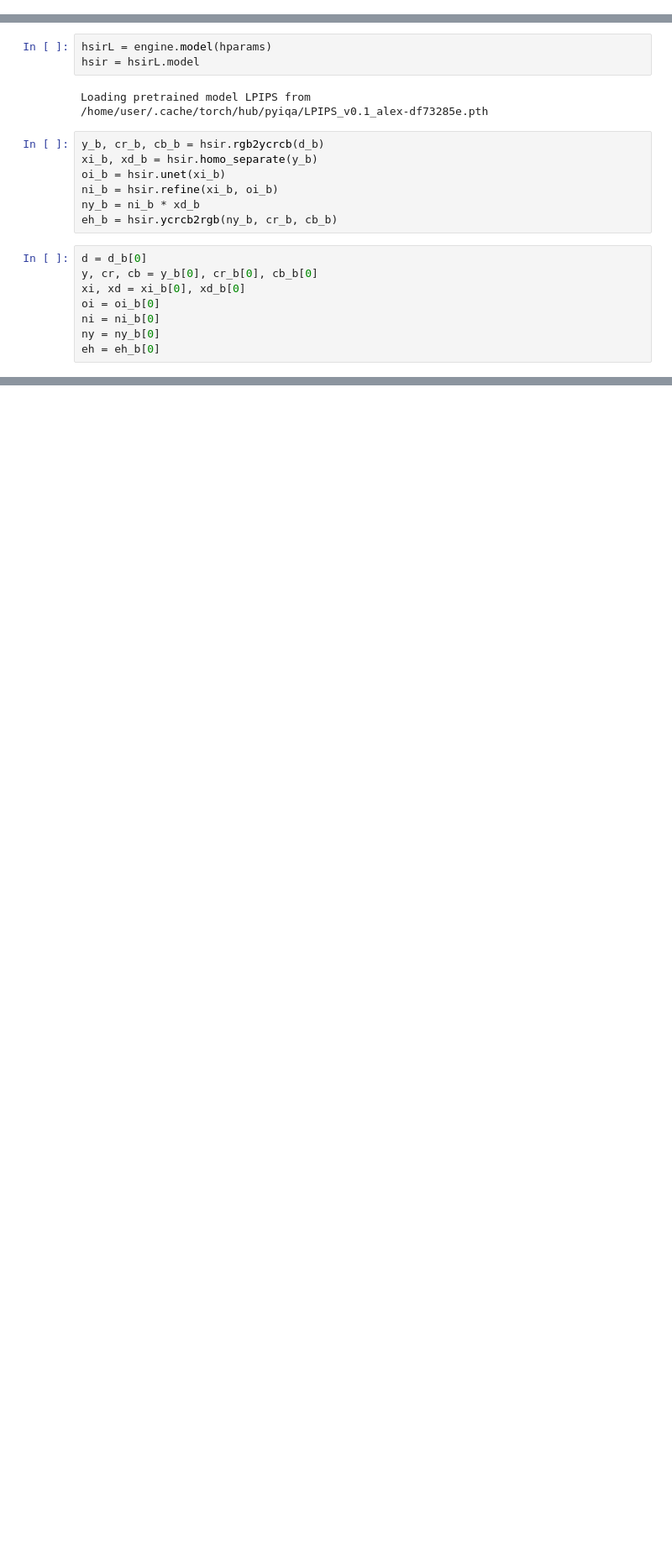
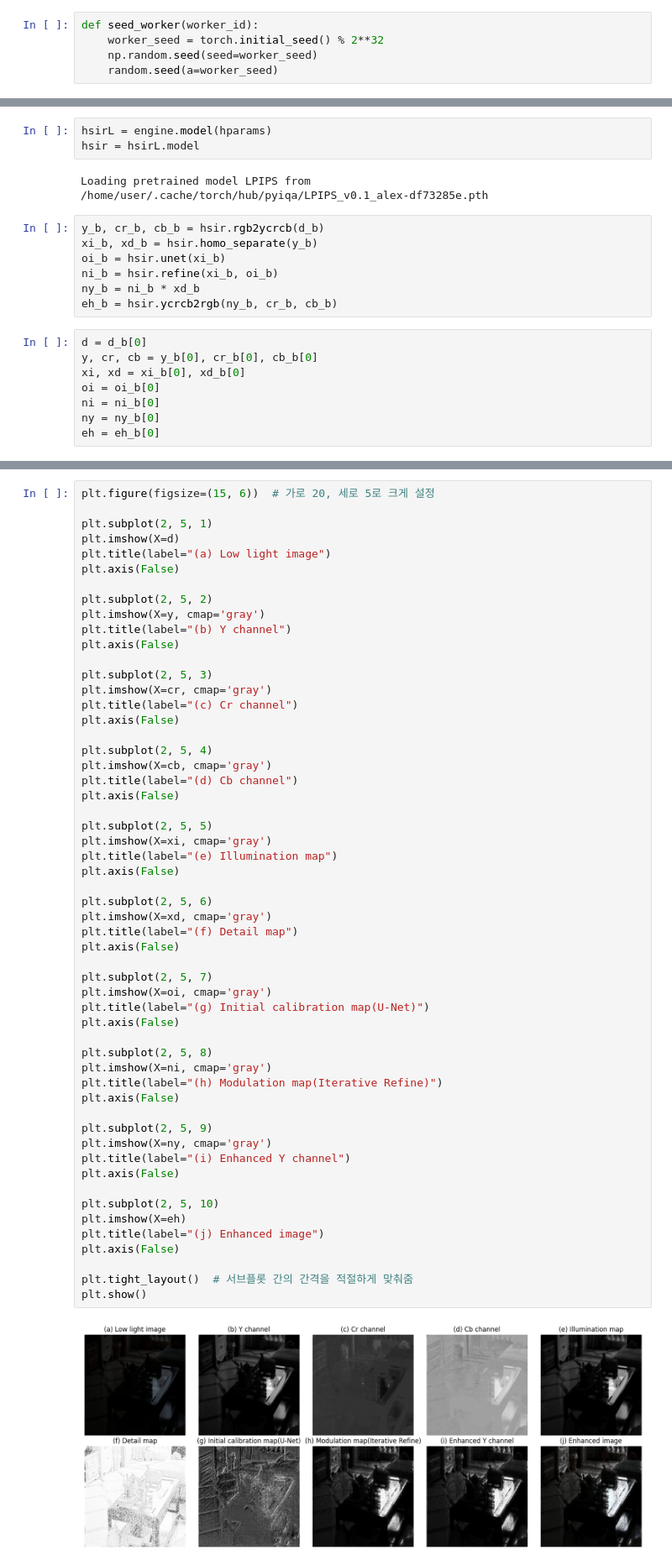
Before and after one commit to Chigo55/HomorphicConvolution, a Jupyter notebook: image.ipynb, the cells around one changed output, grey strips where cells are left out. Shown at 84% size. Saved outputs shown, nothing was run; the diff lists cells and outputs as text; blank space fills up the shorter version.

```diff
--- a/image.ipynb
+++ b/image.ipynb
@@ -9,0 +24,5 @@ from engine import *
+# %%
+def seed_worker(worker_id):
+    worker_seed = torch.initial_seed() % 2**32
+    np.random.seed(seed=worker_seed)
+    random.seed(a=worker_seed)
@@ -149,0 +177,57 @@ plt.show()
+# %%
+plt.figure(figsize=(15, 6))  # 가로 20, 세로 5로 크게 설정
+
+plt.subplot(2, 5, 1)
+plt.imshow(X=d)
+plt.title(label="(a) Low light image")
+plt.axis(False)
+
+plt.subplot(2, 5, 2)
+plt.imshow(X=y, cmap='gray')
+plt.title(label="(b) Y channel")
+plt.axis(False)
+
+plt.subplot(2, 5, 3)
+plt.imshow(X=cr, cmap='gray')
+plt.title(label="(c) Cr channel")
+plt.axis(False)
+
+plt.subplot(2, 5, 4)
+plt.imshow(X=cb, cmap='gray')
+plt.title(label="(d) Cb channel")
+plt.axis(False)
+
+plt.subplot(2, 5, 5)
+plt.imshow(X=xi, cmap='gray')
+plt.title(label="(e) Illumination map")
+plt.axis(False)
+
+plt.subplot(2, 5, 6)
+plt.imshow(X=xd, cmap='gray')
+plt.title(label="(f) Detail map")
+plt.axis(False)
+
+plt.subplot(2, 5, 7)
+plt.imshow(X=oi, cmap='gray')
+plt.title(label="(g) Initial calibration map(U-Net)")
+plt.axis(False)
+
+plt.subplot(2, 5, 8)
+plt.imshow(X=ni, cmap='gray')
+plt.title(label="(h) Modulation map(Iterative Refine)")
+plt.axis(False)
+
+plt.subplot(2, 5, 9)
+plt.imshow(X=ny, cmap='gray')
+plt.title(label="(i) Enhanced Y channel")
+plt.axis(False)
+
+plt.subplot(2, 5, 10)
+plt.imshow(X=eh)
+plt.title(label="(j) Enhanced image")
+plt.axis(False)
+
+plt.tight_layout()  # 서브플롯 간의 간격을 적절하게 맞춰줌
+plt.show()
+# %% [output]
+[figure, added]
```
Also changed, not shown: parts of 13 cells of this notebook, 8 other files.
